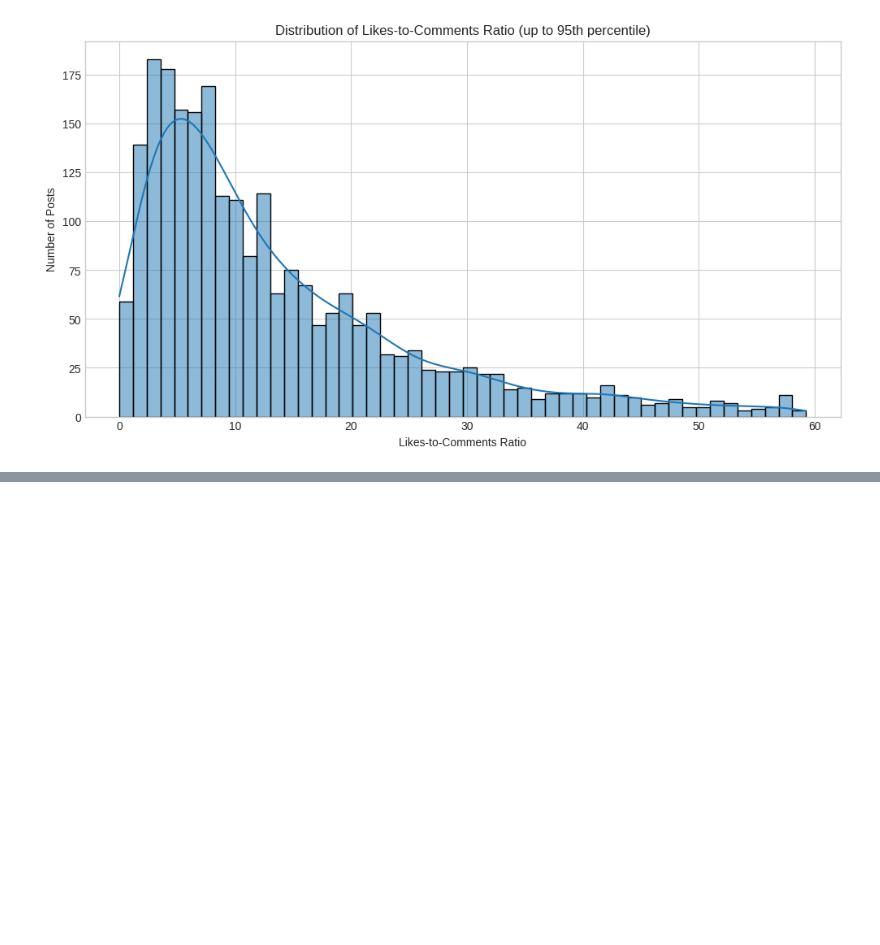
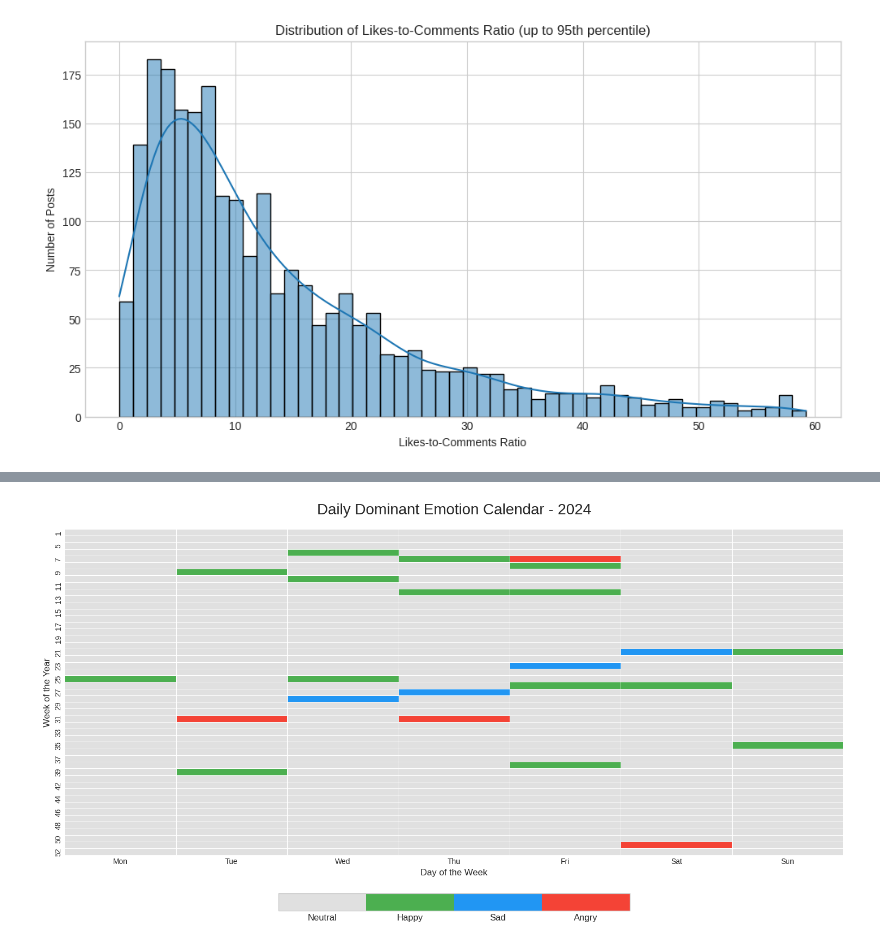
Before and after one commit to Sanjidh090/KUET-Whispers-Dataset, a Jupyter notebook: details-of-whispers.ipynb, the cells around one changed output, grey strips where cells are left out. Saved outputs shown, nothing was run; the diff lists cells and outputs as text; code cells hidden in the pictures; blank space fills up the shorter version.

```diff
--- a/details-of-whispers.ipynb
+++ b/details-of-whispers.ipynb
@@ -761,0 +835,83 @@ Plot generated: likes_to_comments_ratio_hist.png
+# %%
+import pandas as pd
+import matplotlib.pyplot as plt
+import seaborn as sns
+import re
+
+# Load the dataset
+df = pd.read_csv('/kaggle/input/kuet-whispers/whispers.csv')
+
+# --- 1. Determine Emotion for Each Post ---
+emotion_keywords = {
+    'Happy': ['love', 'happy', 'amazing', 'beautiful', 'great', 'joy', 'excited', 'wonderful', 'thanks', 'congratulations'],
+    'Sad': ['sad', 'miss', 'cry', 'alone', 'sorry', 'lost', 'tears', 'heartbroken', 'lonely', 'pain'],
+    'Angry': ['angry', 'hate', 'frustrated', 'annoyed', 'mad', 'irritated', 'pissed', 'furious']
+}
+
+def get_emotion_from_keywords(text):
+    text_lower = text.lower()
+    emotion_scores = {emotion: 0 for emotion in emotion_keywords}
+    for emotion, keywords in emotion_keywords.items():
+        for keyword in keywords:
+            emotion_scores[emotion] += len(re.findall(r'\b' + keyword + r'\b', text_lower))
+
+    max_score = 0
+    dominant_emotion = 'Neutral'
+    is_tie = False
+    for emotion, score in emotion_scores.items():
+        if score > max_score:
+            max_score = score
+            dominant_emotion = emotion
+            is_tie = False
+        elif score == max_score and max_score > 0:
+            is_tie = True
+
+    if is_tie or max_score == 0:
+        return 'Neutral'
+    return dominant_emotion
+
+df['emotion'] = df['cleaned_text'].apply(get_emotion_from_keywords)
+df['time'] = pd.to_datetime(df['time'])
+df['date'] = df['time'].dt.date
+
+# --- 2. Find Dominant Emotion for Each Day ---
+daily_emotion_counts = df.groupby(['date', 'emotion']).size().unstack(fill_value=0)
+daily_dominant_emotion = daily_emotion_counts.idxmax(axis=1).reset_index(name='dominant_emotion')
+daily_dominant_emotion['date'] = pd.to_datetime(daily_dominant_emotion['date'])
+
+# --- 3. Prepare Data for Heatmap Grid ---
+daily_dominant_emotion['day_of_week'] = daily_dominant_emotion['date'].dt.dayofweek
+daily_dominant_emotion['week_of_year'] = daily_dominant_emotion['date'].dt.isocalendar().week
+daily_dominant_emotion['year'] = daily_dominant_emotion['date'].dt.year
+
+target_year = daily_dominant_emotion['year'].mode()[0]
+calendar_data = daily_dominant_emotion[daily_dominant_emotion['year'] == target_year]
+
+emotion_map = {'Neutral': 0, 'Happy': 1, 'Sad': 2, 'Angry': 3}
+calendar_data['emotion_code'] = calendar_data['dominant_emotion'].map(emotion_map)
+
+heatmap_data = calendar_data.pivot_table(values='emotion_code', index='week_of_year', columns='day_of_week', fill_value=-1)
+
+# --- 4. Generate the Heatmap ---
+fig, ax = plt.subplots(figsize=(15, 8))
+colors = ['#E0E0E0', '#4CAF50', '#2196F3', '#F44336']
+labels = ['Neutral', 'Happy', 'Sad', 'Angry']
+cmap = plt.cm.colors.ListedColormap(colors)
+bounds = [-0.5, 0.5, 1.5, 2.5, 3.5]
+norm = plt.cm.colors.BoundaryNorm(bounds, cmap.N)
+
+sns.heatmap(heatmap_data, cmap=cmap, norm=norm, linewidths=.5, linecolor='white', cbar=False, ax=ax)
+
+cbar = fig.colorbar(plt.cm.ScalarMappable(norm=norm, cmap=cmap), ax=ax, ticks=[0, 1, 2, 3], orientation='horizontal', fraction=0.046, pad=0.1)
+cbar.ax.set_xticklabels(labels)
+cbar.ax.tick_params(labelsize=12)
+
+ax.set_title(f'Daily Dominant Emotion Calendar - {target_year}', fontsize=20, pad=20)
+ax.set_xticklabels(['Mon', 'Tue', 'Wed', 'Thu', 'Fri', 'Sat', 'Sun'])
+ax.set_xlabel('Day of the Week', fontsize=12)
+ax.set_ylabel('Week of the Year', fontsize=12)
+plt.tight_layout()
+plt.savefig('emotion_calendar_heatmap.png')
+
+print("Emotion Calendar Heatmap generated successfully.")
+# %% [output]
@@ -761,0 +924 @@ Plot generated: likes_to_comments_ratio_hist.png
+[figure, added]
```
Also changed, not shown: parts of 7 cells of this notebook.
